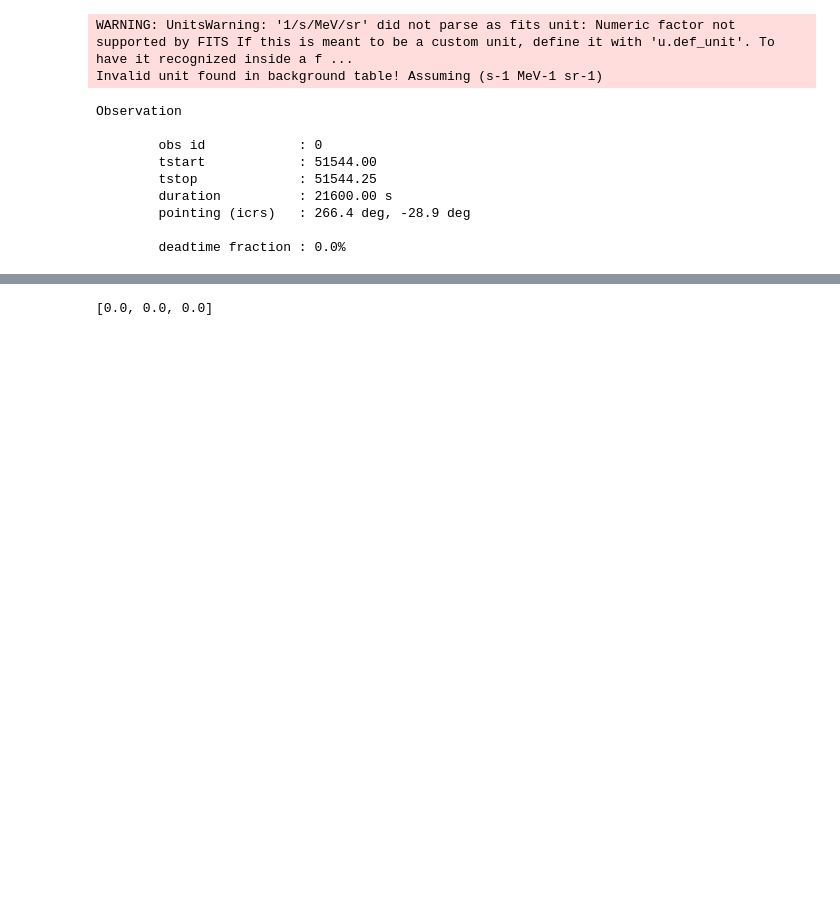
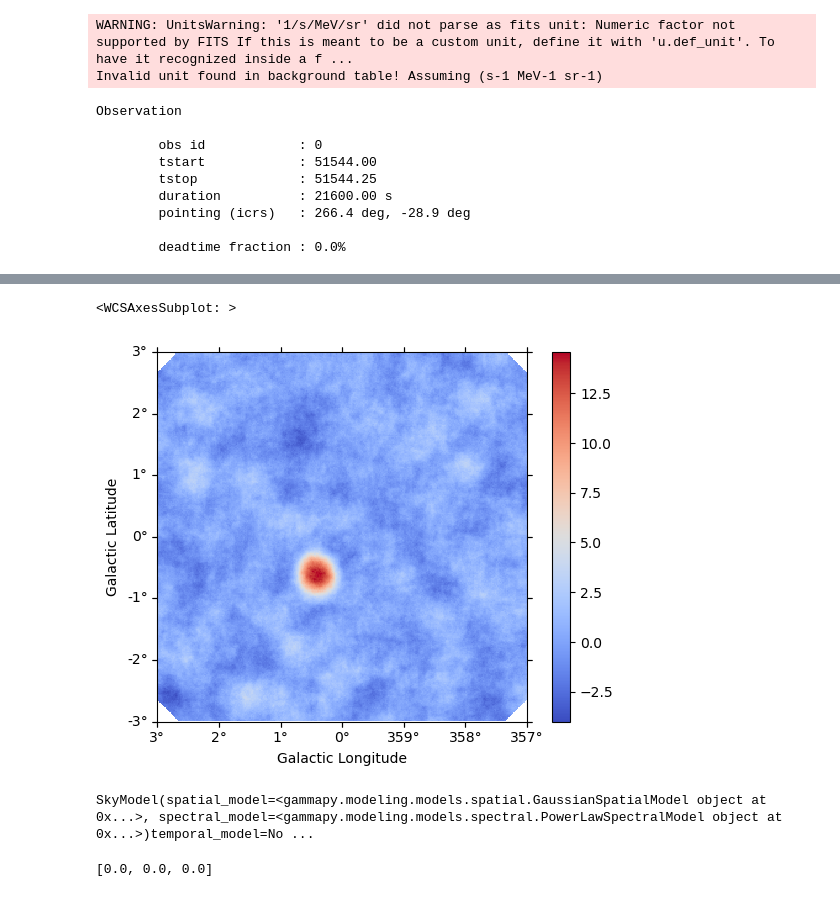
Before and after one commit to diegostn/TFG-Diego-Santano, a Jupyter notebook: simulate_variableampv2 .ipynb, the cells around one changed output, grey strips where cells are left out. Cells and saved outputs as stored; diff of their text form; code cells hidden in the pictures; blank space fills up the shorter version.

```diff
--- a/simulate_variableampv2 .ipynb
+++ b/simulate_variableampv2 .ipynb
@@ -126,7 +126,7 @@ def simulate_range():
     spatial_model.lon_0.max = spatial_model.lon_0.value + 0.5
     spatial_model.lat_0.min = spatial_model.lat_0.value - 0.5
     spatial_model.lat_0.max = spatial_model.lat_0.value + 0.5
-    for rad in [0.3,0.4,0.5]:
+    for rad in [0.1]:
         spatial_model.sigma.value=rad
         model = SkyModel(spectral_model, spatial_model)
         list_model.append(model)
@@ -135,6 +135,7 @@ def simulate_range():
 list_model=simulate_range()
 # %%
 def fit_dataset(model,vary_bkg=False):
+
     dataset = maker.run(empty, obs)
     dataset = maker_safe_mask.run(dataset, obs)
 
@@ -143,27 +144,40 @@ def fit_dataset(model,vary_bkg=False):
         bkg_model.spectral_model.norm.value = np.random.normal(1,0.1)
         bkg_model.spectral_model.tilt.value = np.random.normal(0,0.05)
 
+    # A faint diffuse background
+    #diffuse_spec = PowerLawSpectralModel()
+    #diffuse_spec.index.value = 2.7
+    #diffuse_spec.amplitude.value = 1e-13
+    #diffuse_spat = GaussianSpatialModel()
+    #diffuse_spat = GaussianSpatialModel(frame="galactic")
+    #diffuse_spat.sigma.value = 1.0
+    #diffuse_spat.e.value = 0.99999
+    #diffuse_spat.phi.value = 90
+    #diffuse_model = SkyModel(spectral_model=diffuse_spec,
+    #                         spatial_model=diffuse_spat,
+    #                         name="diffuse")
+
     dataset.models =  Models([bkg_model, model])
     dataset.fake()
     # -- like an observation
 
-    dataset.models = bkg_model # only background
+    dataset.models = Models([bkg_model]) #  background + diffuse
     fit = Fit(optimize_opts={"print_level": 1})
     result = fit.run(datasets=dataset)
     L0 = result.total_stat
     print(L0)
 
-    dataset.models =Models([bkg_model, model])
+    dataset.models = Models([bkg_model, model])
     fit = Fit(optimize_opts={"print_level": 1})
     result = fit.run(datasets=dataset)
     L1 = result.total_stat
     print(L1)
-    return L0-L1, result
+    return L0-L1, result, dataset
 # %%
 models=[]
 TS = []
 for i in range(len(list_model)):
-    delt, mod = fit_dataset(list_model[i],vary_bkg=False)
+    delt, mod, ds = fit_dataset(list_model[i],vary_bkg=False)
     models.append(mod)
     TS.append(delt)
 # %% [output]
@@ -185,3 +262,17 @@ W VariableMetricBuilder No convergence; Edm 0.00301709 is above tolerance 0.002
+# %%
+dataset = ds.copy()
+dataset.models = None
+from gammapy.estimators import *
+est = ExcessMapEstimator(correlation_radius=0.3*u.deg)
+res = est.run(dataset)
+res["sqrt_ts"].plot(add_cbar=True, cmap="coolwarm")
+# %% [output]
+<WCSAxesSubplot: >
+[figure, added]
+# %%
+dataset
+# %% [output]
+SkyModel(spatial_model=<gammapy.modeling.models.spatial.GaussianSpatialModel object at 0x...>, spectral_model=<gammapy.modeling.models.spectral.PowerLawSpectralModel object at 0x...>)temporal_model=No ...
 # %%
 sigma=[]
 def sigma_to_ts(sigma, df=1):
```
Also changed, not shown: parts of 4 cells of this notebook.
